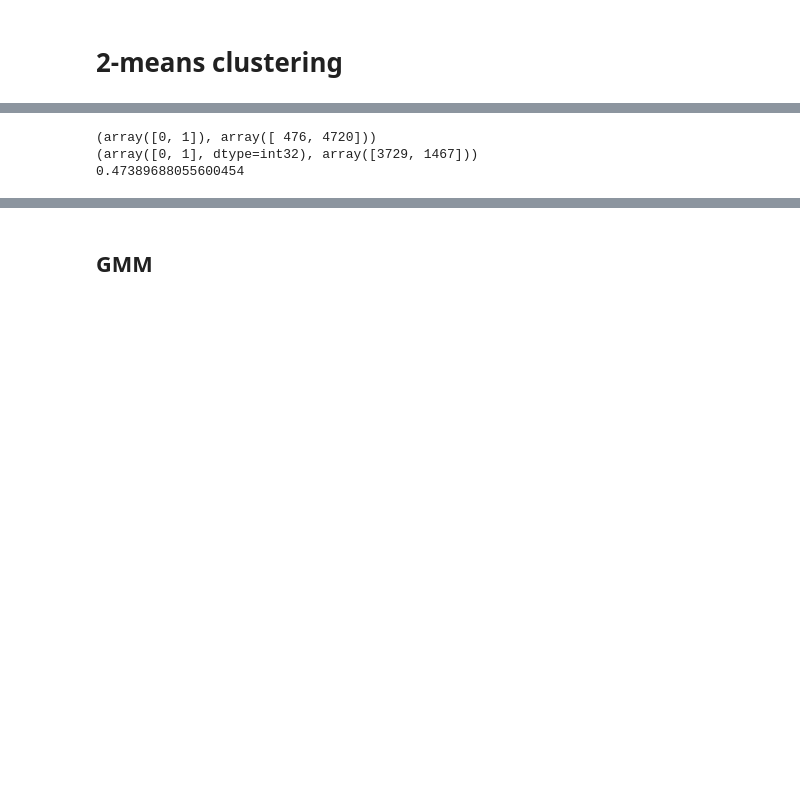
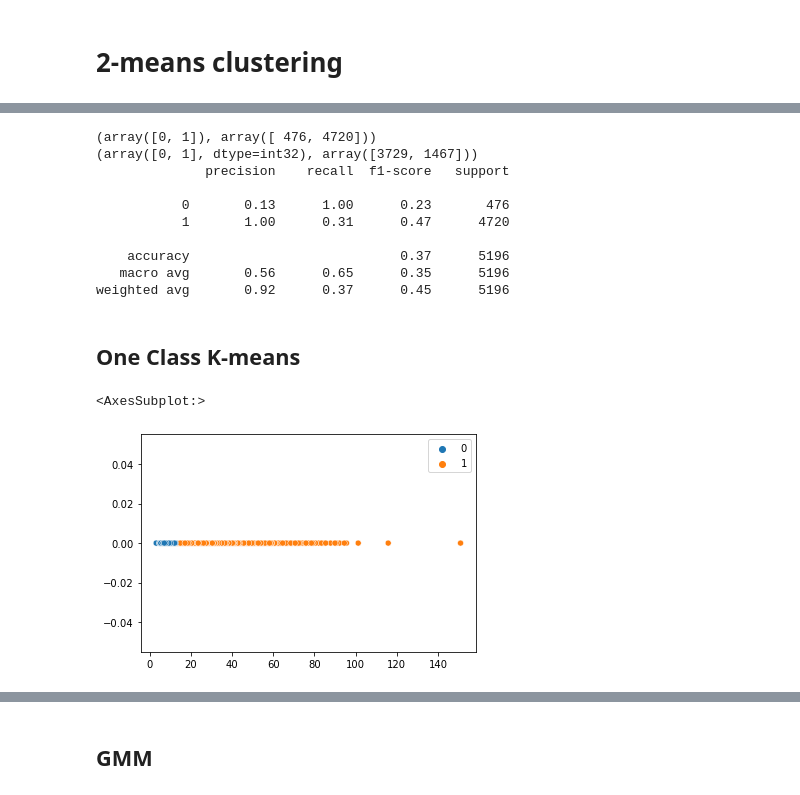
Before and after one commit to ZubairQazi/Anomaly_Detection, a Jupyter notebook: Decomp_Testing.ipynb, the cells around one changed output, grey strips where cells are left out. Cells and saved outputs as stored; diff of their text form; code cells hidden in the pictures; blank space fills up the shorter version.

```diff
--- a/Decomp_Testing.ipynb
+++ b/Decomp_Testing.ipynb
@@ -459,8 +460,26 @@ sns.scatterplot(x=results.flatten(), y=np.zeros(len(results)), hue=kmeans.labels
 print(np.unique(true_labels, return_counts=True))
 print(np.unique(kmeans.labels_, return_counts=True))
 
-print(f1_score(true_labels, kmeans.labels_))
+print(classification_report(true_labels, kmeans.labels_))
 # %% [output]
 (array([0, 1]), array([ 476, 4720]))
 (array([0, 1], dtype=int32), array([3729, 1467]))
-0.47389688055600454
+              precision    recall  f1-score   support
+
+           0       0.13      1.00      0.23       476
+           1       1.00      0.31      0.47      4720
+
+    accuracy                           0.37      5196
+   macro avg       0.56      0.65      0.35      5196
+weighted avg       0.92      0.37      0.45      5196
+# %% [markdown]
+## One Class K-means
+# %%
+kmeans = KMeans(n_clusters=2).fit(np.array(results_clean).reshape(-1, 1))
+# %%
+labels = kmeans.predict(results)
+# %%
+sns.scatterplot(x=results.flatten(), y=np.zeros(len(results)), hue=labels)
+# %% [output]
+<AxesSubplot:>
+[figure, added]
```
Also changed, not shown: parts of 86 cells of this notebook, 1 other file.
